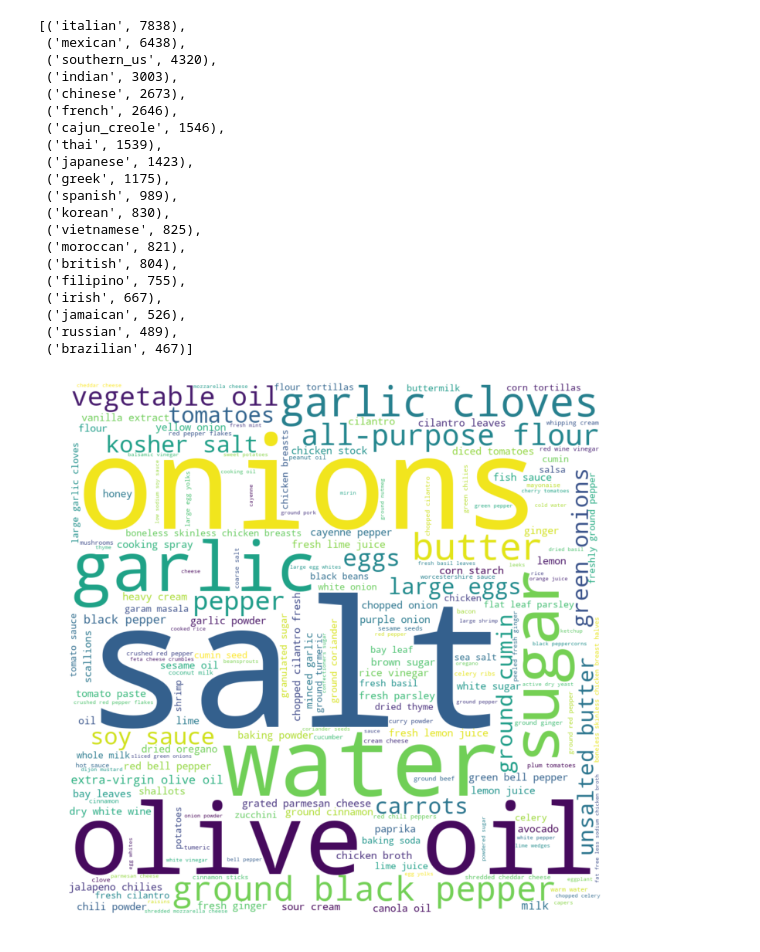
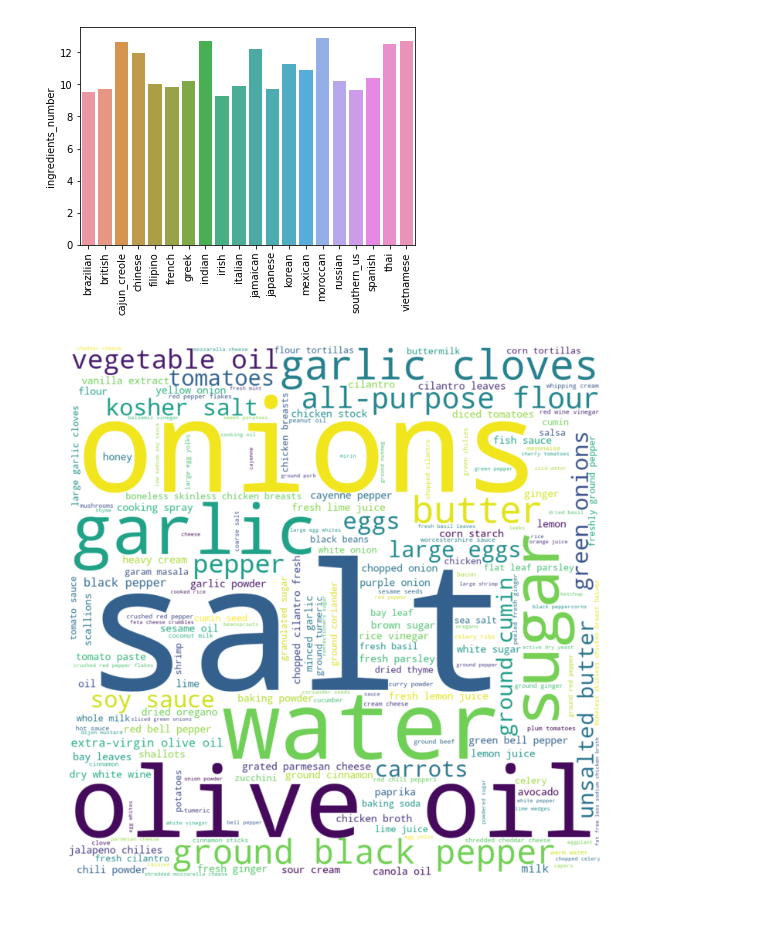
Before and after one commit to m-mazurkiewicz/AnalysisOfUnstructuredData, a Jupyter notebook: Project/NotebookForProject.ipynb, the cells around one changed output. Drawn from its saved outputs; the diff is of its cells as text; code cells hidden in the pictures; blank space fills up the shorter version.

Commit message:
add prediction from manually typed ingredients and comparison of avg number of ingredients by cuisine

```diff
--- a/Project/NotebookForProject.ipynb
+++ b/Project/NotebookForProject.ipynb
@@ -21,29 +24,16 @@ testdf = pd.read_json("test.json")
 ingredients = []
 for recipe in traindf['ingredients']:
     ingredients.extend(recipe)
-# %%
-Counter(cuisines).most_common()
-# %% [output]
-[('italian', 7838),
- ('mexican', 6438),
- ('southern_us', 4320),
- ('indian', 3003),
- ('chinese', 2673),
- ('french', 2646),
- ('cajun_creole', 1546),
- ('thai', 1539),
- ('japanese', 1423),
- ('greek', 1175),
- ('spanish', 989),
- ('korean', 830),
- ('vietnamese', 825),
- ('moroccan', 821),
- ('british', 804),
- ('filipino', 755),
- ('irish', 667),
- ('jamaican', 526),
- ('russian', 489),
- ('brazilian', 467)]
+# %%
+traindf['ingredients_number'] = [len(x) for x in traindf['ingredients']]
+avg_number_of_ingredients=traindf[['cuisine', 'ingredients_number']].groupby('cuisine').mean()
+x_cu = list(Counter(traindf['cuisine']).keys())
+x_cu.sort()
+fbar = sns.barplot(x = x_cu, y = avg_number_of_ingredients['ingredients_number'])
+for item in fbar.get_xticklabels():
+    item.set_rotation(90)
+# %% [output]
+[figure, added]
 # %%
 mask = np.array(Image.open("cloud.png"))
 
```
Also changed, not shown: parts of 4 cells of this notebook.
